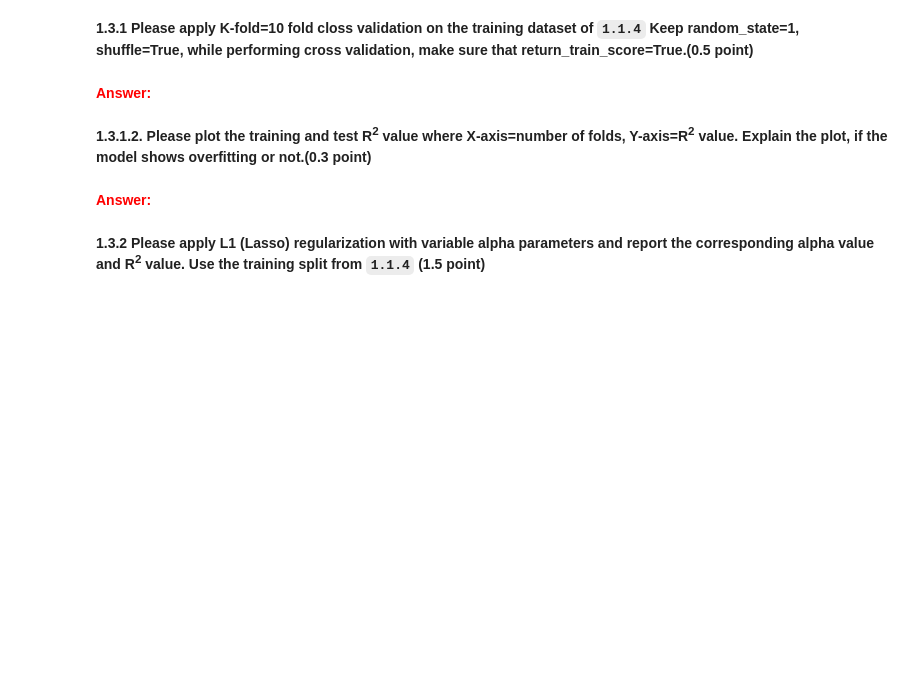
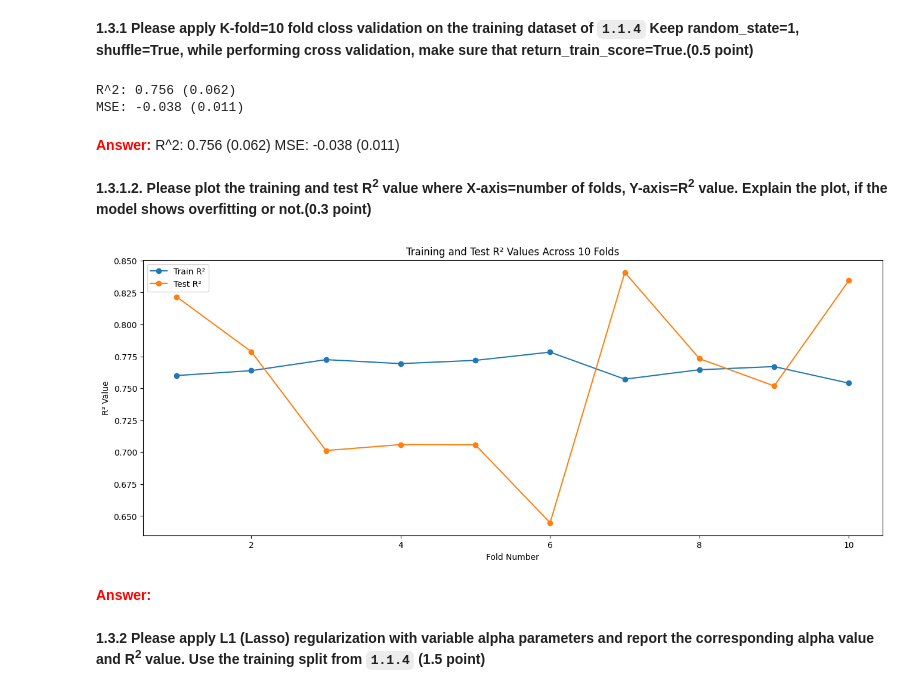
Before and after one commit to Sulaiman29/BDA_HW2, a Jupyter notebook: Copy_of_BDA2025Spring_HW2.ipynb, the cells around one changed output. Saved outputs shown, nothing was run; the diff lists cells and outputs as text; code cells hidden in the pictures; blank space fills up the shorter version.

````diff
--- a/Copy_of_BDA2025Spring_HW2.ipynb
+++ b/Copy_of_BDA2025Spring_HW2.ipynb
@@ -246,0 +412,21 @@ We have a few techniques to prevent overfitting and we will focus on
+# %%
+from sklearn.model_selection import train_test_split
+from sklearn.linear_model import LinearRegression
+from sklearn.metrics import r2_score
+
+X = data[['OverallQual', 'GrLivArea', 'GarageCars']]
+y = data['SalePrice']
+
+# Split the dataset into training (80%) and test (20%) sets using random_state=2 for reproducibility.
+X_train, X_test, y_train, y_test = train_test_split(X, y, test_size=0.2, random_state=2)
+
+# Initialize and train the Linear Regression model.
+model = LinearRegression()
+model.fit(X_train, y_train)
+
+# Compute R² for both training and test sets.
+r2_train = model.score(X_train, y_train)
+r2_test = model.score(X_test, y_test)
+
+print("Training R²:", r2_train)
+print("Test R²:", r2_test)
@@ -247,22 +438,27 @@ We have a few techniques to prevent overfitting and we will focus on
 # %% [markdown]
 **1.3.1 Please apply K-fold=10 fold closs validation on the training dataset of ```1.1.4``` Keep random_state=1, shuffle=True, while performing cross validation, make sure that return_train_score=True.(0.5 point)**
 # %%
-from sklearn.model_selection import KFold
+from sklearn.model_selection import train_test_split, KFold, cross_validate
 from sklearn.model_selection import cross_val_score
 from numpy import mean
 from numpy import std
 
-cv = KFold(#TODO: pass parameeter)
-#TODO: create model
+cv = KFold(n_splits=10, random_state=1, shuffle=True)
+model = LinearRegression()
 
-#TODO: evaluate model using R^2, and MSE as evaluation metrics
-#While setting MSE metrics, make sure you pass the right keyword
+scoring = {'r2': 'r2', 'neg_mean_squared_error': 'neg_mean_squared_error'}
+scores = cross_validate(model, X_train, y_train, cv=cv, scoring=scoring, return_train_score=True)
 
 
 # report performance
 print('R^2: %.3f (%.3f)' % (mean(scores['test_r2']), std(scores['test_r2'])))
 print('MSE: %.3f (%.3f)' % (mean(scores['test_neg_mean_squared_error']), std(scores['test_neg_mean_squared_error'])))
+# %% [output]
+R^2: 0.756 (0.062)
+MSE: -0.038 (0.011)
 # %% [markdown]
 <font color='red'> **Answer:**</font>
+R^2: 0.756 (0.062)
+MSE: -0.038 (0.011)
 # %% [markdown]
 **1.3.1.2. Please plot the training and test R<sup>2</sup> value where X-axis=number of folds, Y-axis=R<sup>2</sup> value. Explain the plot, if the model shows overfitting or not.(0.3 point)**
@@ -272,3 +465,19 @@ plt.figure(figsize=(16,6))
+# %%
+import matplotlib.pyplot as plt
+
+# Create an array of fold numbers
+folds = range(1, len(scores['train_r2']) + 1)
+
+plt.figure(figsize=(16,6))
+plt.plot(folds, scores['train_r2'], marker='o', label='Train R²')
+plt.plot(folds, scores['test_r2'], marker='o', label='Test R²')
+plt.xlabel('Fold Number')
+plt.ylabel('R² Value')
+plt.title('Training and Test R² Values Across 10 Folds')
+plt.legend()
+plt.show()
+# %% [output]
+[figure, added]
 # %% [markdown]
 <font color='red'> **Answer:**</font>
 # %% [markdown]
````
Also changed, not shown: parts of 37 cells of this notebook.
